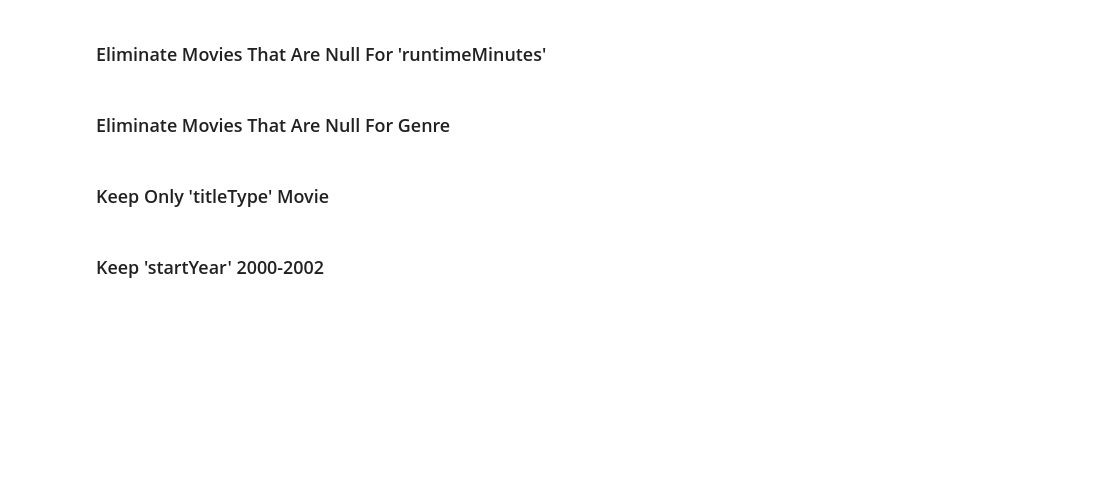
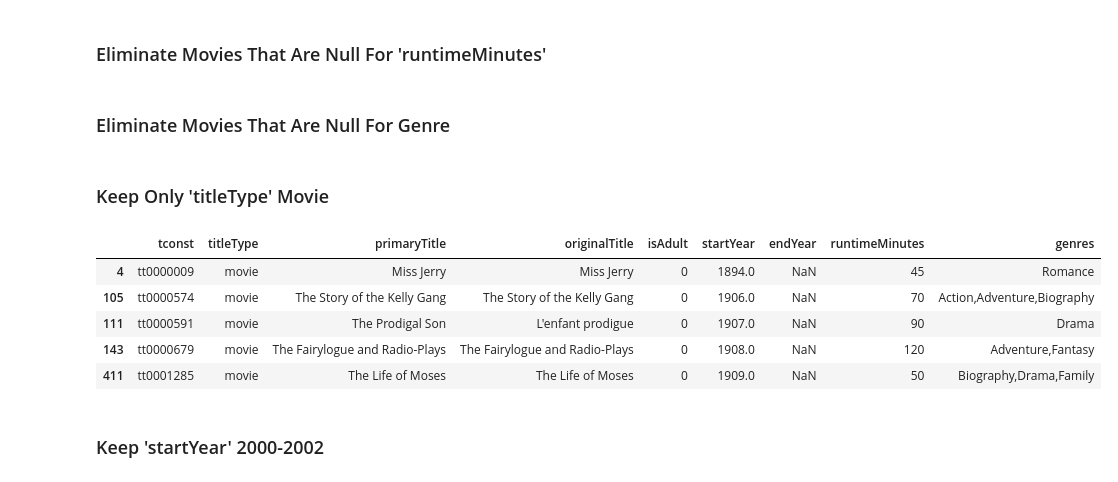
Before and after one commit to jamesbelk0/IMDB_MySQL_Database, a Jupyter notebook: IMDB_MySQL_Database_Part_1.ipynb, the cells around one changed output. Saved outputs shown, nothing was run; the diff lists cells and outputs as text; code cells hidden in the pictures; blank space fills up the shorter version.

```diff
--- a/IMDB_MySQL_Database_Part_1.ipynb
+++ b/IMDB_MySQL_Database_Part_1.ipynb
@@ -83,7 +83,17 @@ genre_null = basics.dropna(subset=['genres'], inplace = True)
 # %% [markdown]
 ### Keep Only 'titleType' Movie
 # %%
-movie_type = basics['titleType']=='Movie'
+movie_type = basics['titleType']=='movie'
+basics = basics.loc[movie_type,:]
+basics['titleType'].value_counts(dropna = False)
+basics.head()
+# %% [output]
+|  | tconst | titleType | primaryTitle | originalTitle | isAdult | startYear | endYear | runtimeMinutes | genres |
+| 4 | tt0000009 | movie | Miss Jerry | Miss Jerry | 0 | 1894.0 | NaN | 45 | Romance |
+| 105 | tt0000574 | movie | The Story of the Kelly Gang | The Story of the Kelly Gang | 0 | 1906.0 | NaN | 70 | Action,Adventure,Biography |
+| 111 | tt0000591 | movie | The Prodigal Son | L'enfant prodigue | 0 | 1907.0 | NaN | 90 | Drama |
+| 143 | tt0000679 | movie | The Fairylogue and Radio-Plays | The Fairylogue and Radio-Plays | 0 | 1908.0 | NaN | 120 | Adventure,Fantasy |
+| 411 | tt0001285 | movie | The Life of Moses | The Life of Moses | 0 | 1909.0 | NaN | 50 | Biography,Drama,Family |
 # %% [markdown]
 ### Keep 'startYear' 2000-2002
 # %%
```
Also changed, not shown: parts of 10 cells of this notebook, 7 other files.
